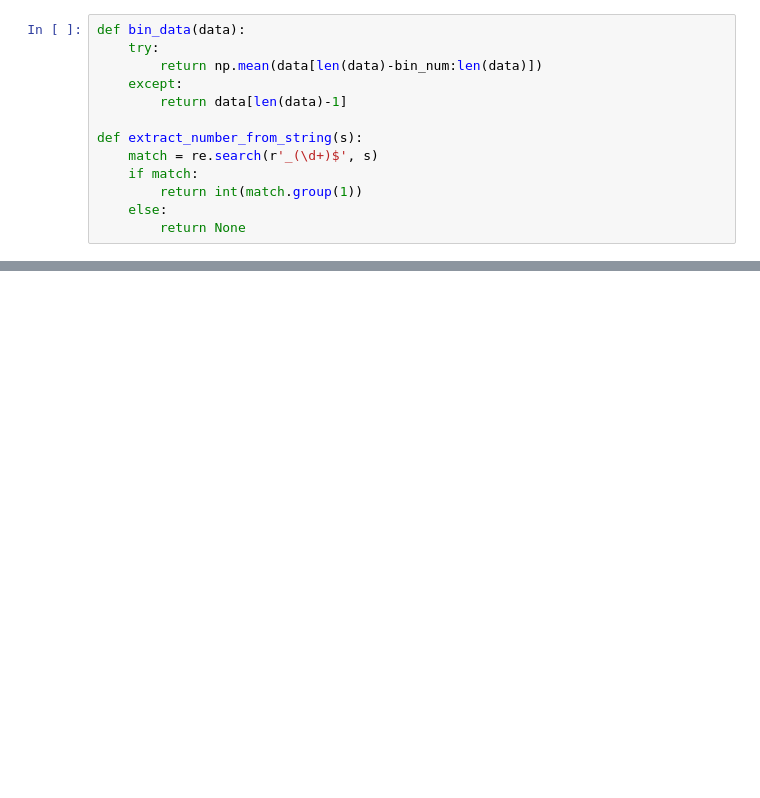
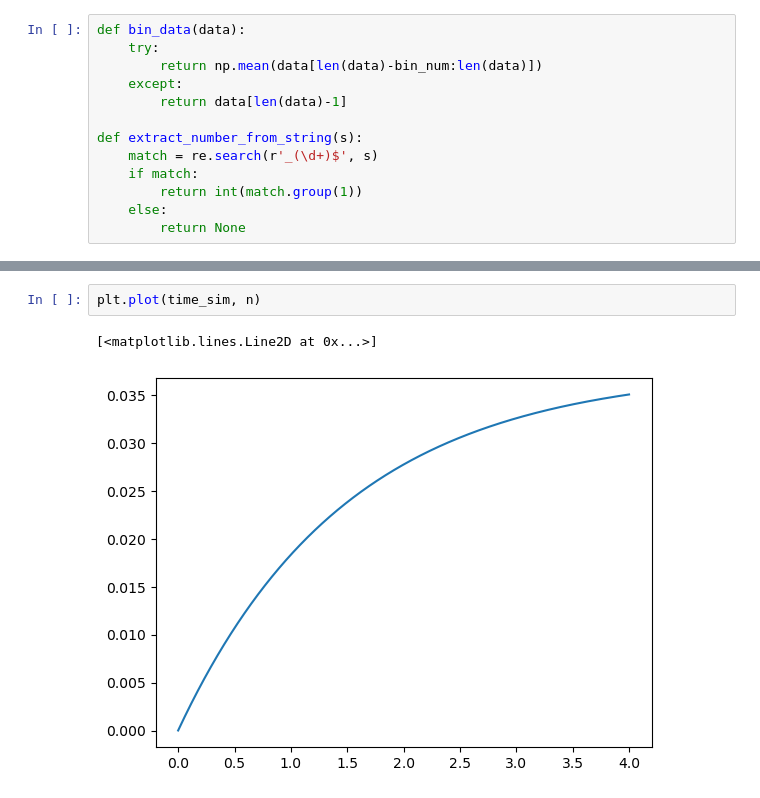
Before and after one commit to RogersSccot/17_BBQ, a Jupyter notebook: Seizure_Ref/My_Network/My_HH_Network/My_HH_SingleTest.ipynb, the cells around one changed output, grey strips where cells are left out. Drawn from its saved outputs; the diff is of its cells as text; blank space fills up the shorter version.

```diff
--- a/Seizure_Ref/My_Network/My_HH_Network/My_HH_SingleTest.ipynb
+++ b/Seizure_Ref/My_Network/My_HH_Network/My_HH_SingleTest.ipynb
@@ -175,0 +197,5 @@ plt.show()
+# %%
+plt.plot(time_sim, n)
+# %% [output]
+[<matplotlib.lines.Line2D at 0x...>]
+[figure, added]
```
Also changed, not shown: parts of 7 cells of this notebook, 29 other files.
